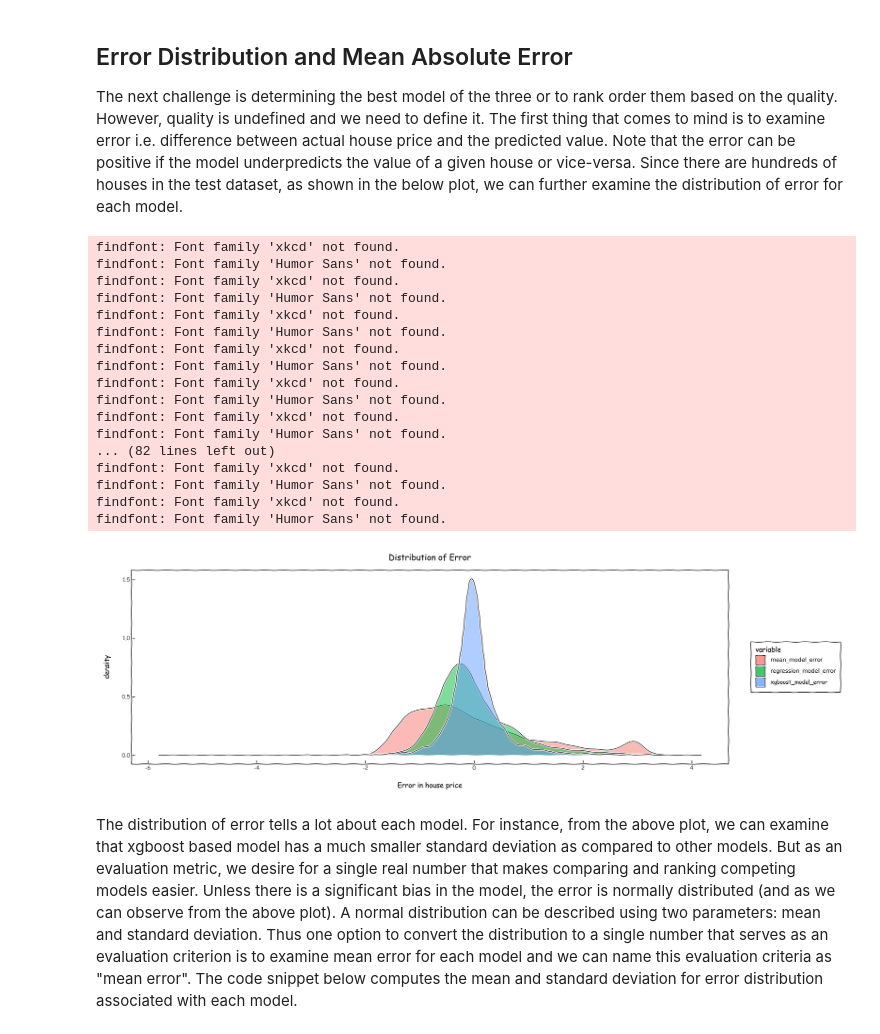
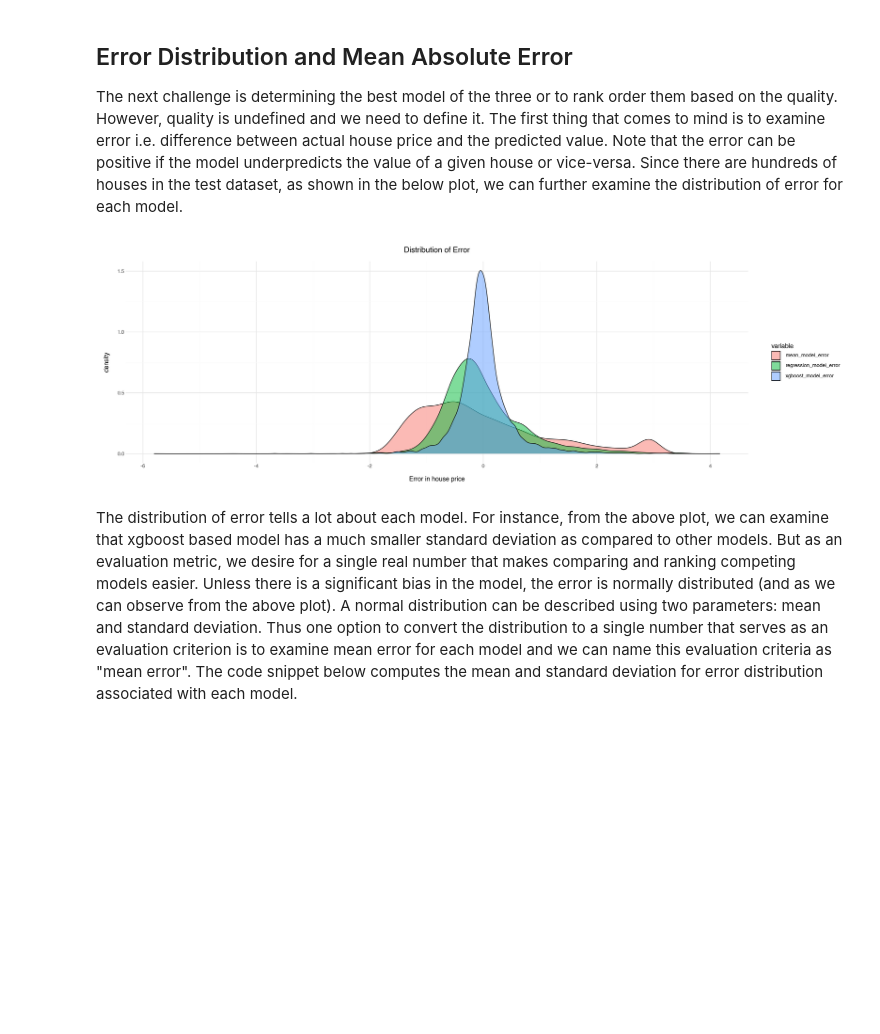
Before and after one commit to ragrawal/ml_handbook, a Jupyter notebook: book/content/01-regressionmetrics.ipynb, the cells around one changed output. Drawn from its saved outputs; the diff is of its cells as text; code cells hidden in the pictures; blank space fills up the shorter version.

Commit message:
Replace theme_xkcd() with theme_minimal() to fix missing font error
Co-Authored-By: Claude Opus 4.6 <noreply@anthropic.com>

```diff
--- a/book/content/01-regressionmetrics.ipynb
+++ b/book/content/01-regressionmetrics.ipynb
@@ -102,49 +102,32 @@ The next challenge is determining the best model of the three or to rank order t
 # %%
 # =====================
 # CALCULATE ERROR
 # =====================
 test['mean_model_error'] = test['price'] - test['mean']
 test['regression_model_error'] = test['price'] - test['regression']
 test['xgboost_model_error'] = test['price'] - test['xgboost']
 
 # =====================
 # PLOT DISTRIBUTION OF ERRORS
 # FOR THREE MODELS
 # =====================
 
 # convert wide format to row format so that it
 # easy to visualize and compute statistical properties
 errorDF = test.melt(value_vars=['mean_model_error', 'regression_model_error', 'xgboost_model_error'])
 
 %matplotlib inline
 from plotnine import *
 display(
     ggplot(errorDF, aes('value', fill='variable'))
     + geom_density(alpha=0.5)
-    + theme_xkcd()
+    + theme_minimal()
     + theme(figure_size=(18,6))
     + xlab("Error in house price")
     + ggtitle("Distribution of Error")
 )
 # %% [output]
-findfont: Font family 'xkcd' not found.
-findfont: Font family 'Humor Sans' not found.
-findfont: Font family 'xkcd' not found.
-findfont: Font family 'Humor Sans' not found.
-findfont: Font family 'xkcd' not found.
-findfont: Font family 'Humor Sans' not found.
-findfont: Font family 'xkcd' not found.
-findfont: Font family 'Humor Sans' not found.
-findfont: Font family 'xkcd' not found.
-findfont: Font family 'Humor Sans' not found.
-findfont: Font family 'xkcd' not found.
-findfont: Font family 'Humor Sans' not found.
-... (82 lines left out)
-findfont: Font family 'xkcd' not found.
-findfont: Font family 'Humor Sans' not found.
-findfont: Font family 'xkcd' not found.
-findfont: Font family 'Humor Sans' not found.
-[figure, old version]
+[figure, new version]
 # %% [markdown]
 The distribution of error tells a lot about each model. For instance, from the above plot, we can examine that xgboost based model has a much smaller standard deviation as compared to other models. But as an evaluation metric, we desire for a single real number that makes comparing and ranking competing models easier.  Unless there is a significant bias in the model, the error is normally distributed (and as we can observe from the above plot). A normal distribution can be described using two parameters: mean and standard deviation. Thus one option to convert the distribution to a single number that serves as an evaluation criterion is to examine mean error for each model and we can name this evaluation criteria as "mean error". The code snippet below computes the mean and standard deviation for error distribution associated with each model.
 # %%
```
